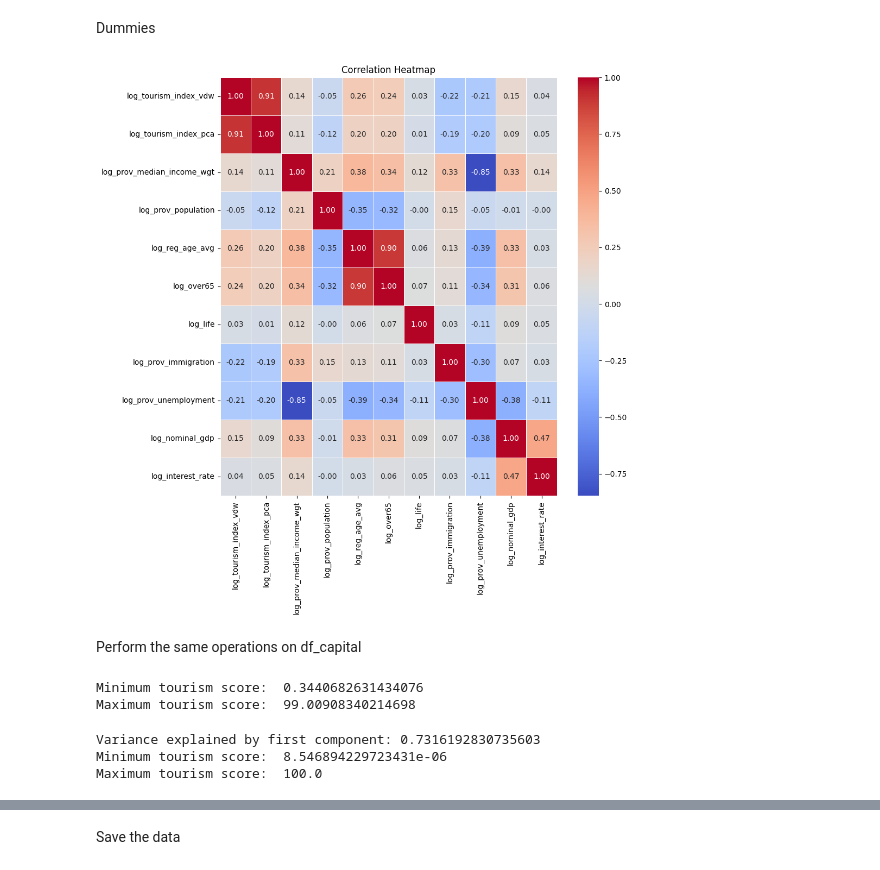
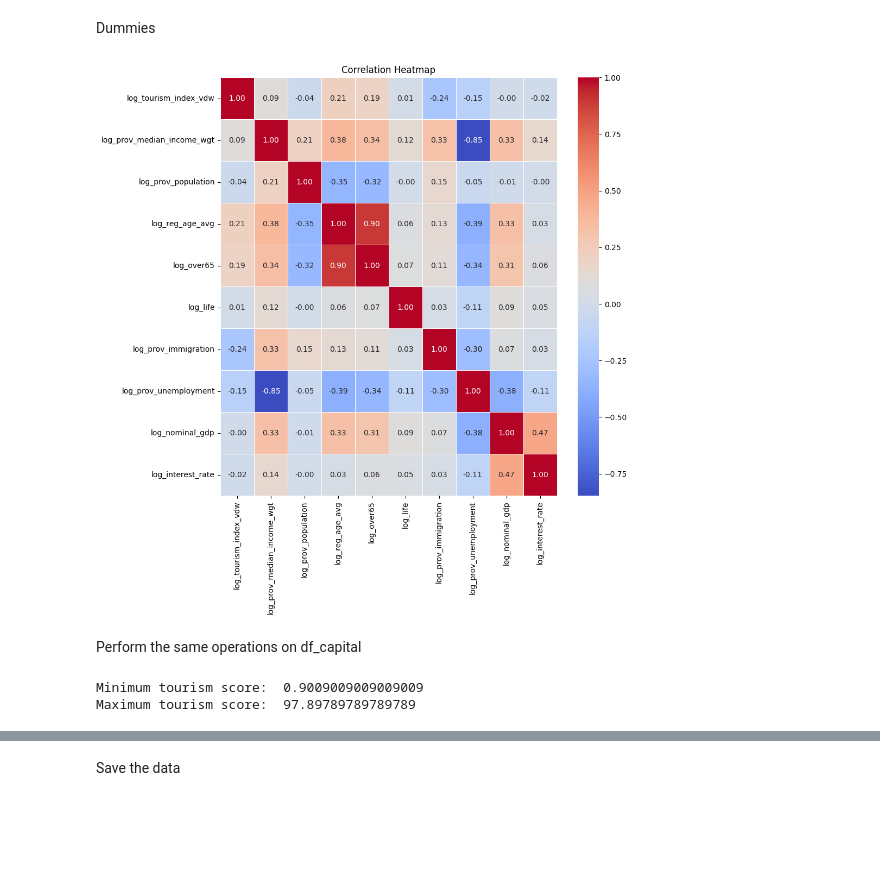
Before and after one commit to FrancescoCorti/Housing_Project, a Jupyter notebook: code/3_0_enginnering_new.ipynb, the cells around one changed output, grey strips where cells are left out. Saved outputs shown, nothing was run; the diff lists cells and outputs as text; code cells hidden in the pictures; blank space fills up the shorter version.

Commit message:
Adjusted ranking score (it was not time variant) + deleted pca scores. Adjusted provincial code in the gis dataset

```diff
--- a/code/3_0_enginnering_new.ipynb
+++ b/code/3_0_enginnering_new.ipynb
@@ -215,11 +215,12 @@ vars_tourism = [
     'prov_ratio_str_houses'
 ]
 
-for col in vars_tourism:
-    df[col + '_vdw'] = van_der_waerden_score(df[col])
-
-# composite index based on VdW scores (average value)
-df['tourism_index_vdw'] = df[[v + '_vdw' for v in vars_tourism]].mean(axis=1)
+df['tourism_index_vdw'] = (
+    df
+    .groupby('year')[vars_tourism]
+    .transform(lambda x: van_der_waerden_score(x))
+    .mean(axis=1)
+)
 
 # check minimum and maximum tourism score
 print("Minimum tourism score: ", df['tourism_index_vdw'].min())
@@ -230,20 +230,0 @@ Maximum tourism score:  99.36419363140779
-# %%
-# Standardize
-X = StandardScaler().fit_transform(df[vars_tourism])
-
-# PCA with 1 component
-pca = PCA(n_components=1)
-pc1 = pca.fit_transform(X)[:, 0]
-
-# Variance explained
-print("Variance explained by first component:", pca.explained_variance_ratio_[0])
-
-# Shift to make positive
-pc1_positive = pc1 - pc1.min() + 1e-6
-
-# Scale 0–100
-df['tourism_index_pca'] = 100 * (pc1_positive / pc1_positive.max())
-
-# check minimum and maximum tourism score
-print("Minimum tourism score: ", df['tourism_index_pca'].min())
-print("Maximum tourism score: ", df['tourism_index_pca'].max())
@@ -280,7 +257,6 @@ df_prov = df.groupby(['year','prov'], observed=True).agg({
     'prov_ratio_tot_nights' : 'first',
     'prov_ratio_tot_beds' : 'first',
     'tourism_index_vdw':'first',
-    'tourism_index_pca':'first',
     'tour_employed':'first',
     'real_gdp':'first',
     'nominal_gdp':'first',
@@ -368,27 +342,26 @@ df_prov['covid'] = np.where(df_prov['year'] < 2020, 0, 1)
 # %%
 # correlation matrix
 var_corr = [
     'log_tourism_index_vdw',
-    'log_tourism_index_pca',
     'log_prov_median_income_wgt',
     'log_prov_population',
     'log_reg_age_avg',
     'log_over65',
     'log_life',
     'log_prov_immigration',
     'log_prov_unemployment',
     'log_nominal_gdp',
     'log_interest_rate'
 ]
 
 matrix = df_prov[var_corr].corr()
 
 plt.figure(figsize=(10,10))
 sns.heatmap(matrix, annot = True, cmap='coolwarm', fmt=".2f", linewidths=0.5)
 plt.title("Correlation Heatmap")
 plt.show()
 # %% [output]
-[figure, old version]
+[figure, new version]
 # %% [markdown]
 Perform the same operations on df_capital
 # %%
@@ -472,42 +445,19 @@ vars_tourism = [
     'ratio_str_houses'
 ]
 
-for col in vars_tourism:
-    df_capital[col + '_vdw'] = van_der_waerden_score(df_capital[col])
-
-# composite index based on VdW scores (average value)
-df_capital['tourism_index_vdw'] = df_capital[[v + '_vdw' for v in vars_tourism]].mean(axis=1)
+df_capital['tourism_index_vdw'] = (
+    df_capital
+    .groupby('year')[vars_tourism]
+    .transform(lambda x: van_der_waerden_score(x))
+    .mean(axis=1)
+)
 
 # check minimum and maximum tourism score
 print("Minimum tourism score: ", df_capital['tourism_index_vdw'].min())
 print("Maximum tourism score: ", df_capital['tourism_index_vdw'].max())
 # %% [output]
-Minimum tourism score:  0.3440682631434076
-Maximum tourism score:  99.00908340214698
+Minimum tourism score:  0.9009009009009009
+Maximum tourism score:  97.89789789789789
-# %%
-# Standardize
-X = StandardScaler().fit_transform(df_capital[vars_tourism])
-
-# PCA with 1 component
-pca = PCA(n_components=1)
-pc1 = pca.fit_transform(X)[:, 0]
-
-# Variance explained
-print("Variance explained by first component:", pca.explained_variance_ratio_[0])
-
-# Shift to make positive
-pc1_positive = pc1 - pc1.min() + 1e-6
-
-# Scale 0–100
-df_capital['tourism_index_pca'] = 100 * (pc1_positive / pc1_positive.max())
-
-# check minimum and maximum tourism score
-print("Minimum tourism score: ", df_capital['tourism_index_pca'].min())
-print("Maximum tourism score: ", df_capital['tourism_index_pca'].max())
-# %% [output]
-Variance explained by first component: 0.7316192830735603
-Minimum tourism score:  8.546894229723431e-06
-Maximum tourism score:  100.0
 # %%
 log_col = ['buy_min',
            'buy_max',
```
Also changed, not shown: parts of 12 cells of this notebook, 3 other files.
